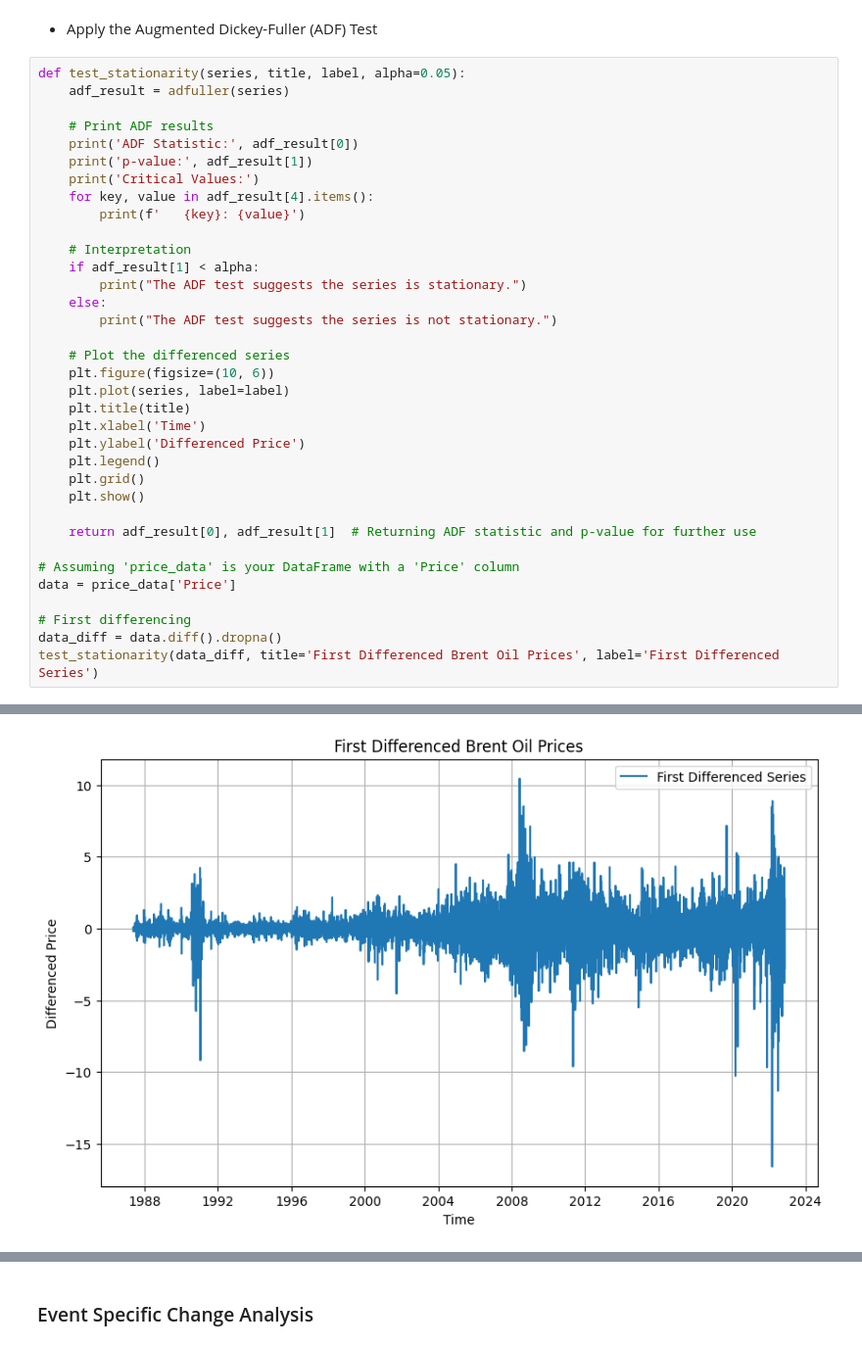
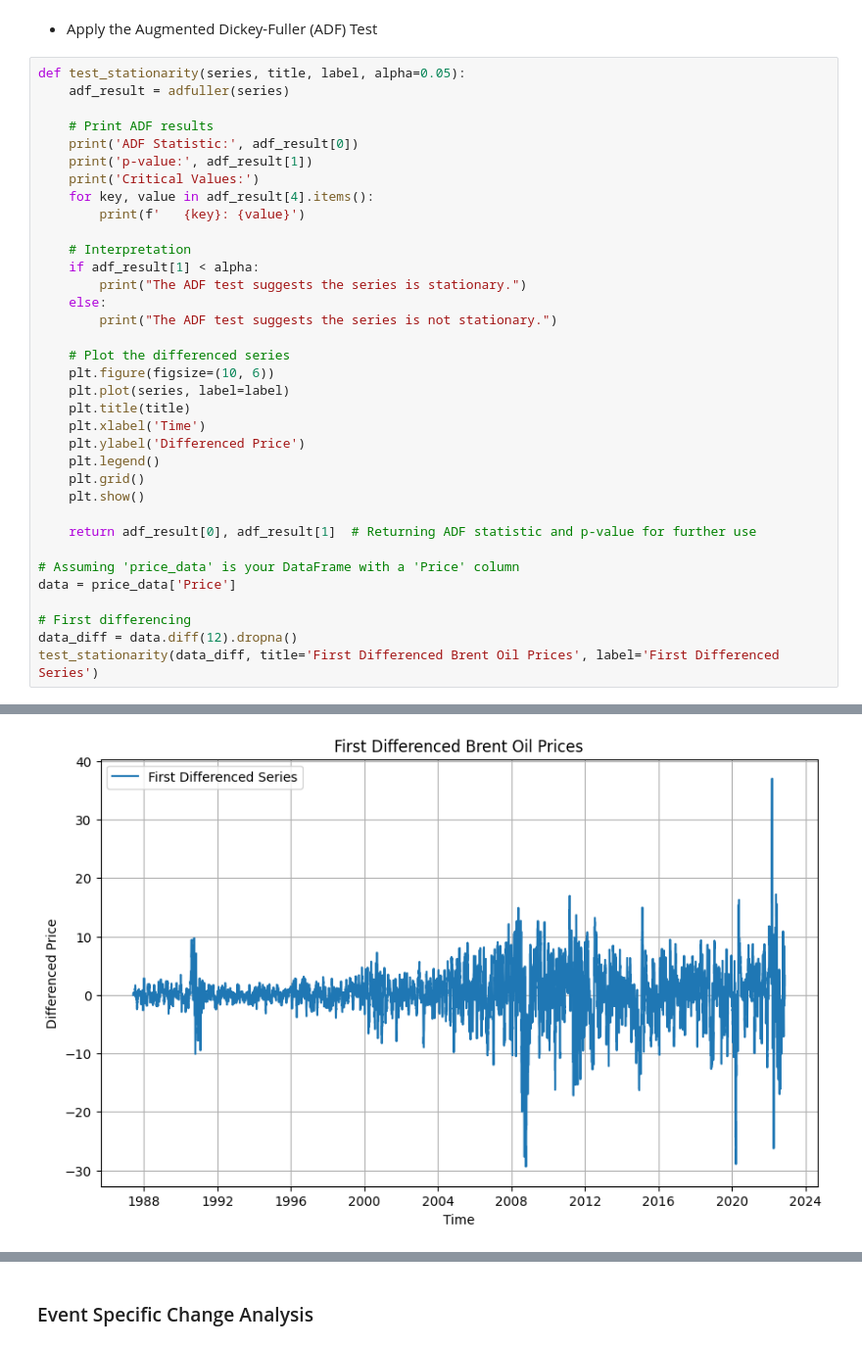
Before and after one commit to epythonlab/oil-price-statistical-modeling, a Jupyter notebook: notebooks/oil_price_analysis.ipynb, the cells around one changed output, grey strips where cells are left out. Shown at 98% size. Saved outputs shown, nothing was run; the diff lists cells and outputs as text.

```diff
--- a/notebooks/oil_price_analysis.ipynb
+++ b/notebooks/oil_price_analysis.ipynb
@@ -382,6 +383,6 @@ def test_stationarity(series, title, label, alpha=0.05):
 data = price_data['Price']
 
 # First differencing
-data_diff = data.diff().dropna()
+data_diff = data.diff(12).dropna()
 test_stationarity(data_diff, title='First Differenced Brent Oil Prices', label='First Differenced Series')
 # %% [output]
@@ -394,2 +395,2 @@ Critical Values:
 The ADF test suggests the series is stationary.
-[figure, old version]
+[figure, new version]
```
Also changed, not shown: parts of 23 cells of this notebook.
